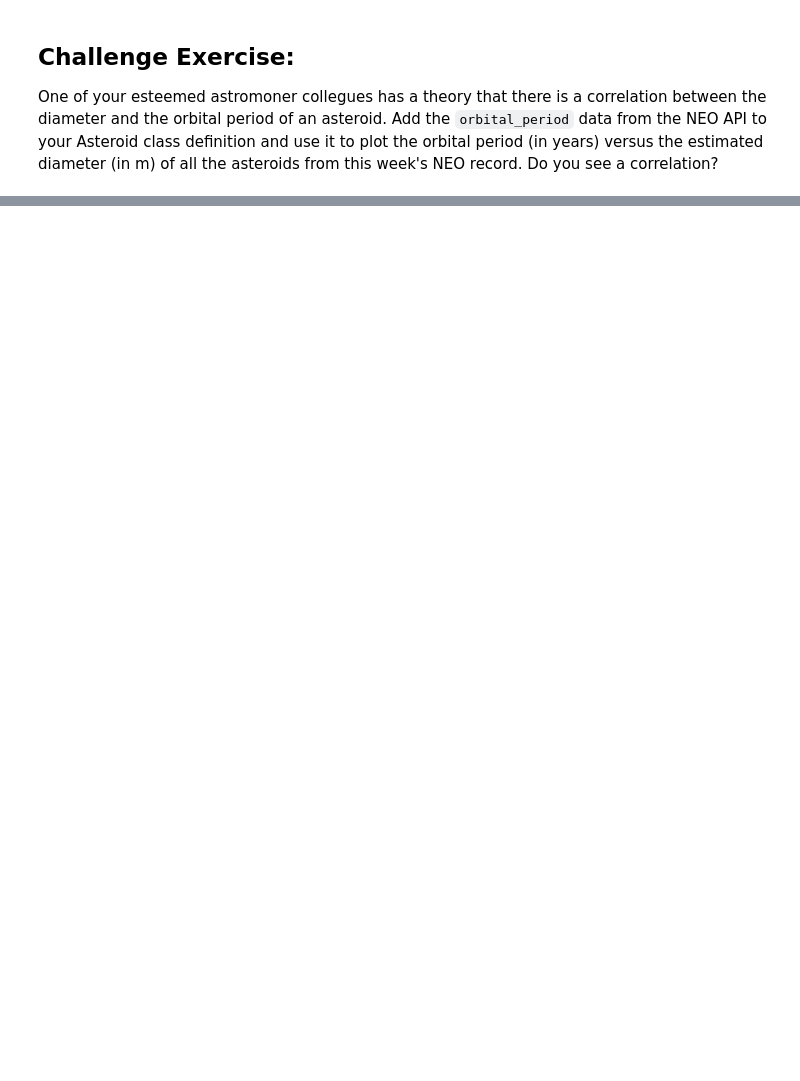
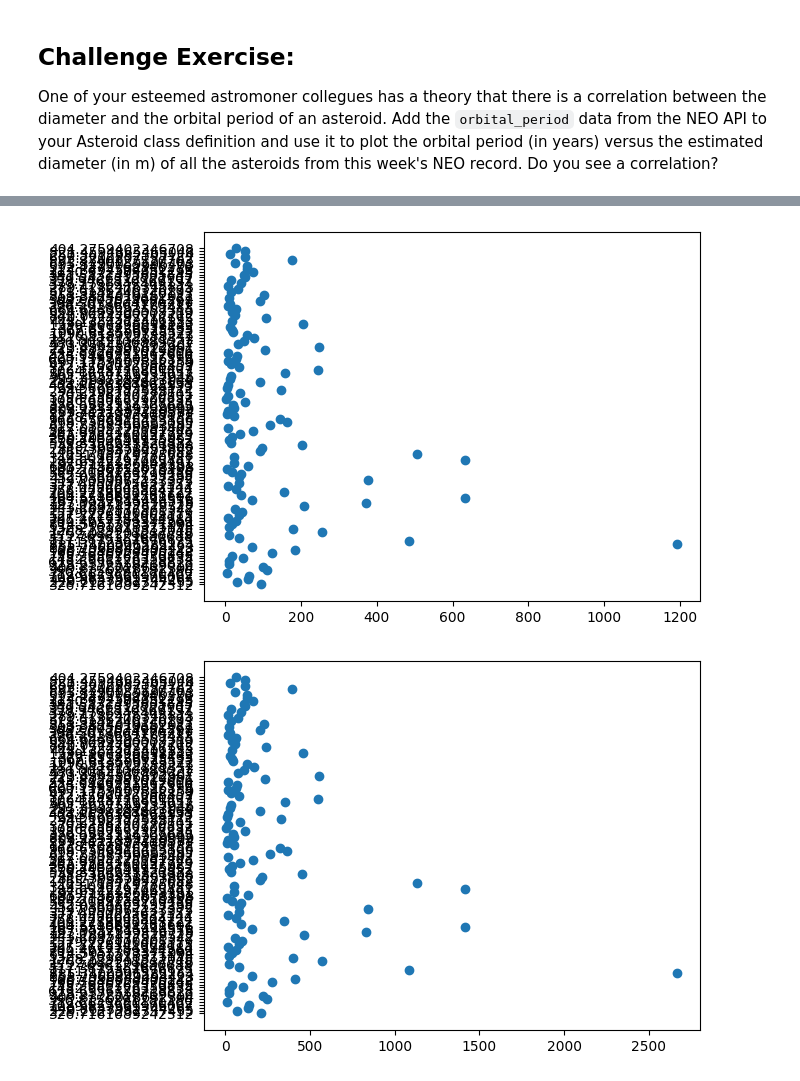
Before and after one commit to MarlaS02/comp215, a Jupyter notebook: labs/lab03-classes.ipynb, the cells around one changed output, grey strips where cells are left out. Cells and saved outputs as stored; diff of their text form; code cells hidden in the pictures; blank space fills up the shorter version.

```diff
--- a/labs/lab03-classes.ipynb
+++ b/labs/lab03-classes.ipynb
@@ -182,0 +220,52 @@ One of your esteemed astromoner collegues has a theory that there is a correlati
+# %%
+# Ex. Challenge your code here
+@dataclass
+class Asteroid:
+
+  id: str
+  name: str
+  estimated_diameter_min: float
+  estimated_diameter_max: float
+  is_potentially_hazardous: bool
+  orbital_period: float
+
+  @classmethod
+  def from_NEO(cls, neo_id):
+    neo = get_neo(neo_id)
+    estimated_diameter_min = neo['estimated_diameter']['meters']['estimated_diameter_min']
+    estimated_diameter_max = neo['estimated_diameter']['meters']['estimated_diameter_max']
+    orbital_period = neo['orbital_data']['orbital_period']
+    return cls(neo['id'], neo['name'], estimated_diameter_min, estimated_diameter_max, neo['is_potentially_hazardous_asteroid'], orbital_period)
+
+asteroids = []
+for neo in neos:
+  asteroids.append(Asteroid.from_NEO(neo['id']))
+
+diameter_min = []
+for asteroid in asteroids:
+  diameter_min.append(asteroid.estimated_diameter_min)
+
+diameter_max = []
+for asteroid in asteroids:
+  diameter_max.append(asteroid.estimated_diameter_max)
+
+orbital_period_data = []
+for asteroid in asteroids:
+  orbital_period_data.append(asteroid.orbital_period)
+
+fig, ax = plt.subplots()
+ax.set_xlabel = 'diameter in m'
+ax.set_ylabel = 'orbital period'
+ax.set_title = 'Correlation diameter/orbital period'
+plt.scatter(diameter_min, orbital_period_data)
+plt.show()
+
+fig, ax = plt.subplots()
+ax.set_xlabel = 'diameter in m'
+ax.set_ylabel = 'orbital period'
+ax.set_title = "Correlation diameter/orbital period"
+plt.scatter(diameter_max, orbital_period_data)
+plt.show()
+# %% [output]
+[figure, added]
+[figure, added]
```
Also changed, not shown: parts of 3 cells of this notebook.
